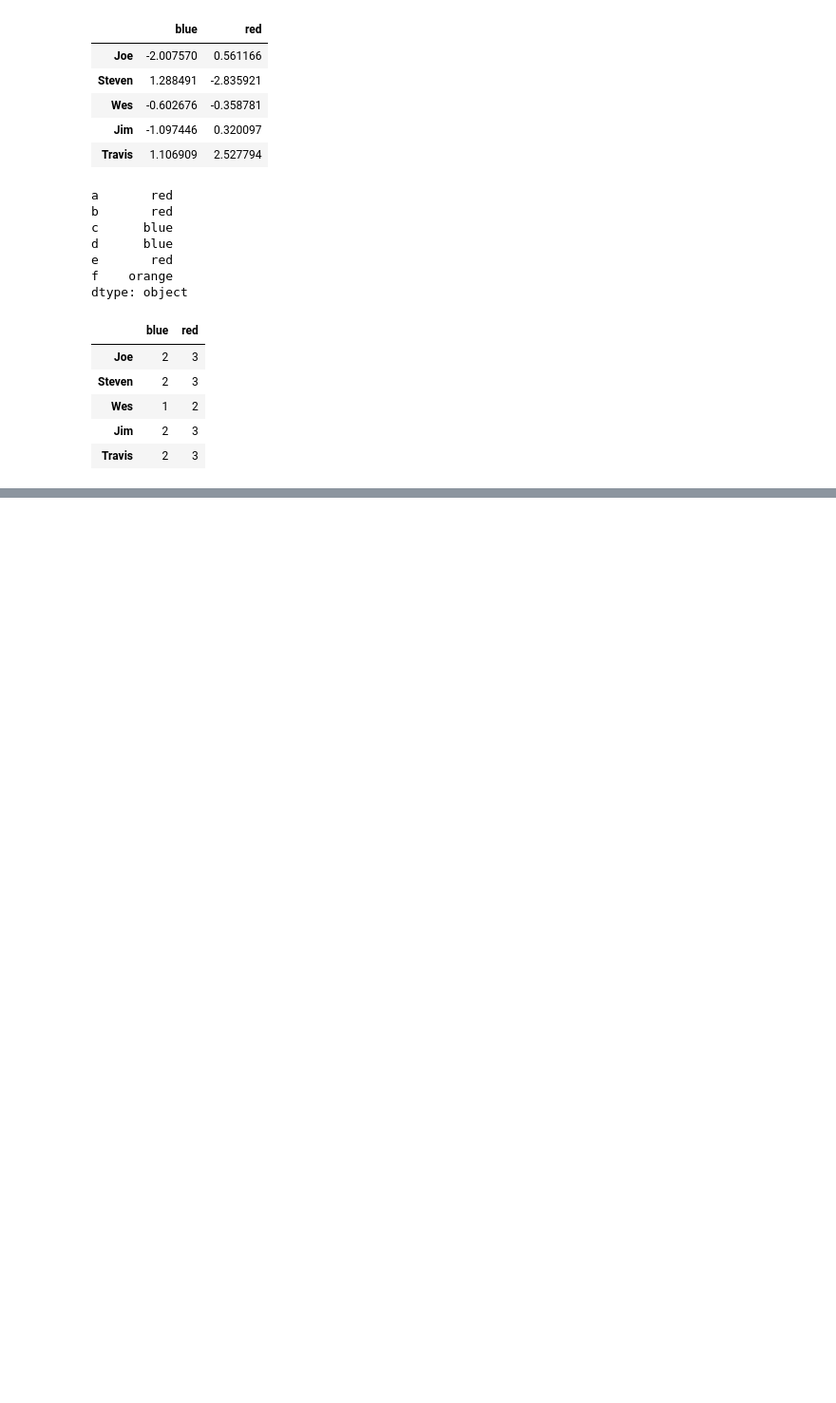
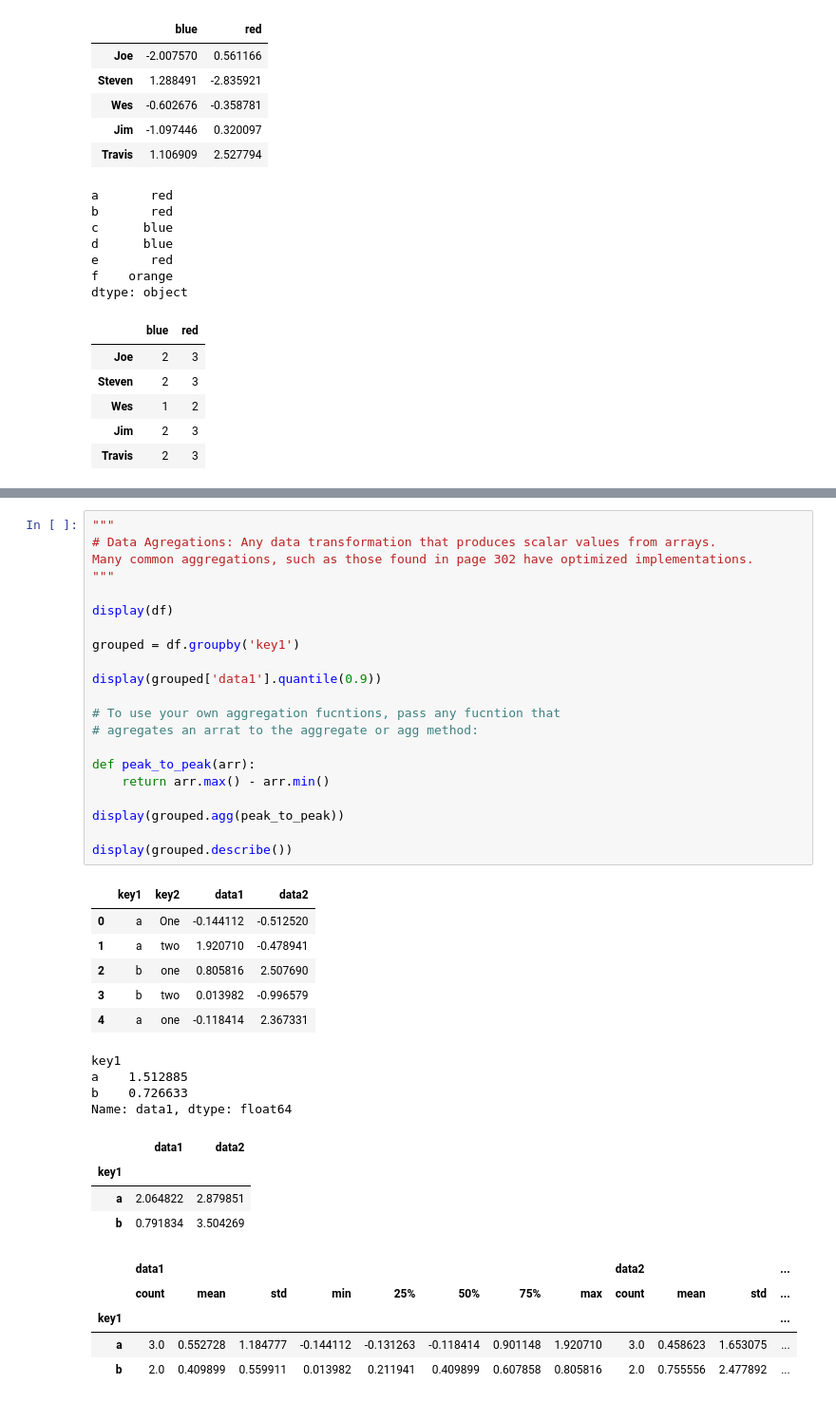
Before and after one commit to MuayThaiLegz/Py_DataAnalysis, a Jupyter notebook: Py_DataC10.ipynb, the cells around one changed output, grey strips where cells are left out. Shown at 95% size. Drawn from its saved outputs; the diff is of its cells as text; blank space fills up the shorter version.

Commit message:
Working toward more complex examples
Using the groupby function on and with onther tools avalible

```diff
--- a/Py_DataC10.ipynb
+++ b/Py_DataC10.ipynb
@@ -200,0 +232,41 @@ dtype: object
+# %%
+"""
+# Data Agregations: Any data transformation that produces scalar values from arrays.
+Many common aggregations, such as those found in page 302 have optimized implementations.
+"""
+
+display(df)
+
+grouped = df.groupby('key1')
+
+display(grouped['data1'].quantile(0.9))
+
+# To use your own aggregation fucntions, pass any fucntion that
+# agregates an arrat to the aggregate or agg method:
+
+def peak_to_peak(arr):
+    return arr.max() - arr.min()
+
+display(grouped.agg(peak_to_peak))
+
+display(grouped.describe())
+# %% [output]
+|  | key1 | key2 | data1 | data2 |
+| 0 | a | One | -0.144112 | -0.512520 |
+| 1 | a | two | 1.920710 | -0.478941 |
+| 2 | b | one | 0.805816 | 2.507690 |
+| 3 | b | two | 0.013982 | -0.996579 |
+| 4 | a | one | -0.118414 | 2.367331 |
+key1
+a    1.512885
+b    0.726633
+Name: data1, dtype: float64
+|  | data1 | data2 |
+| key1 |  |  |
+| a | 2.064822 | 2.879851 |
+| b | 0.791834 | 3.504269 |
+|  | data1 |  |  |  |  |  |  |  | data2 |  |  | ... |
+|  | count | mean | std | min | 25% | 50% | 75% | max | count | mean | std | ... |
+| key1 |  |  |  |  |  |  |  |  |  |  |  | ... |
+| a | 3.0 | 0.552728 | 1.184777 | -0.144112 | -0.131263 | -0.118414 | 0.901148 | 1.920710 | 3.0 | 0.458623 | 1.653075 | ... |
+| b | 2.0 | 0.409899 | 0.559911 | 0.013982 | 0.211941 | 0.409899 | 0.607858 | 0.805816 | 2.0 | 0.755556 | 2.477892 | ... |
```
Also changed, not shown: parts of 2 cells of this notebook.
